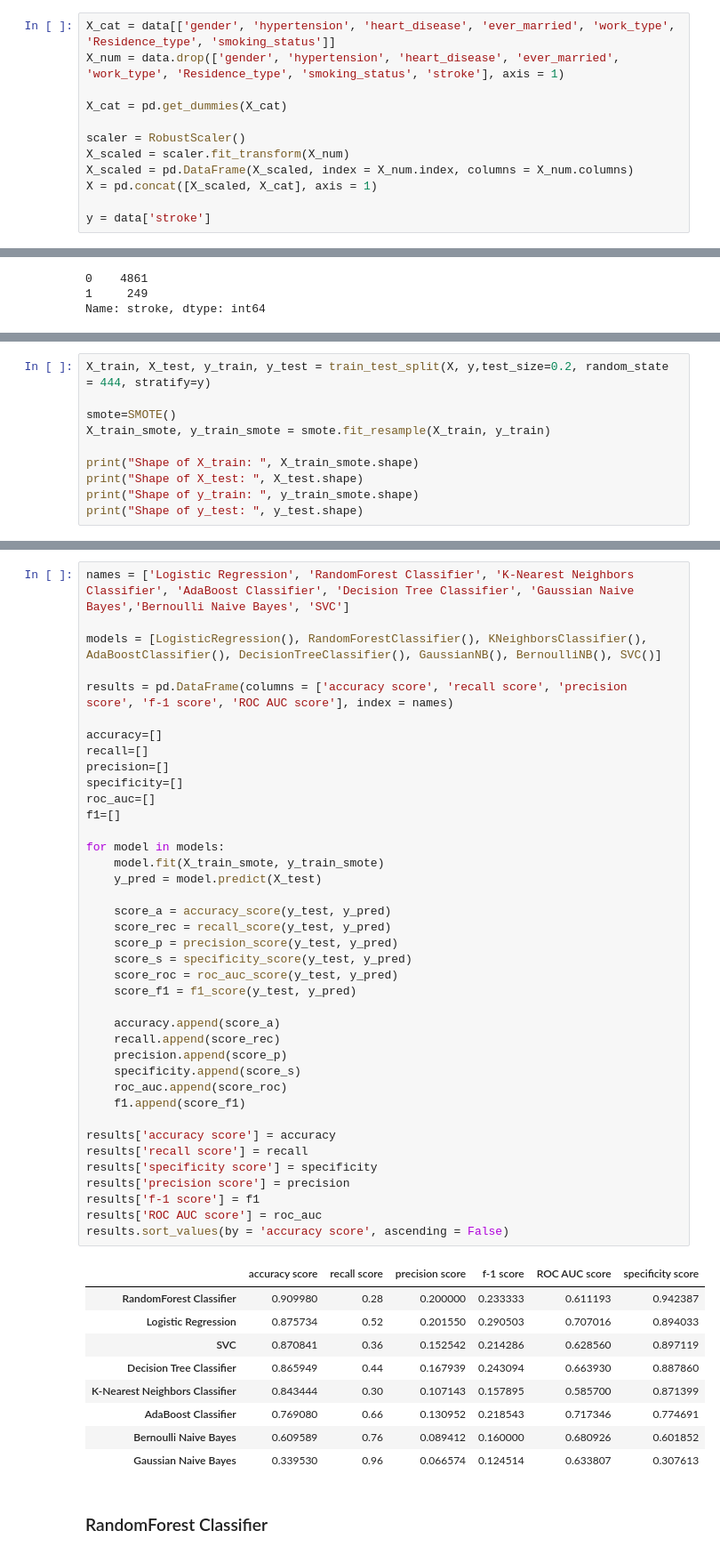
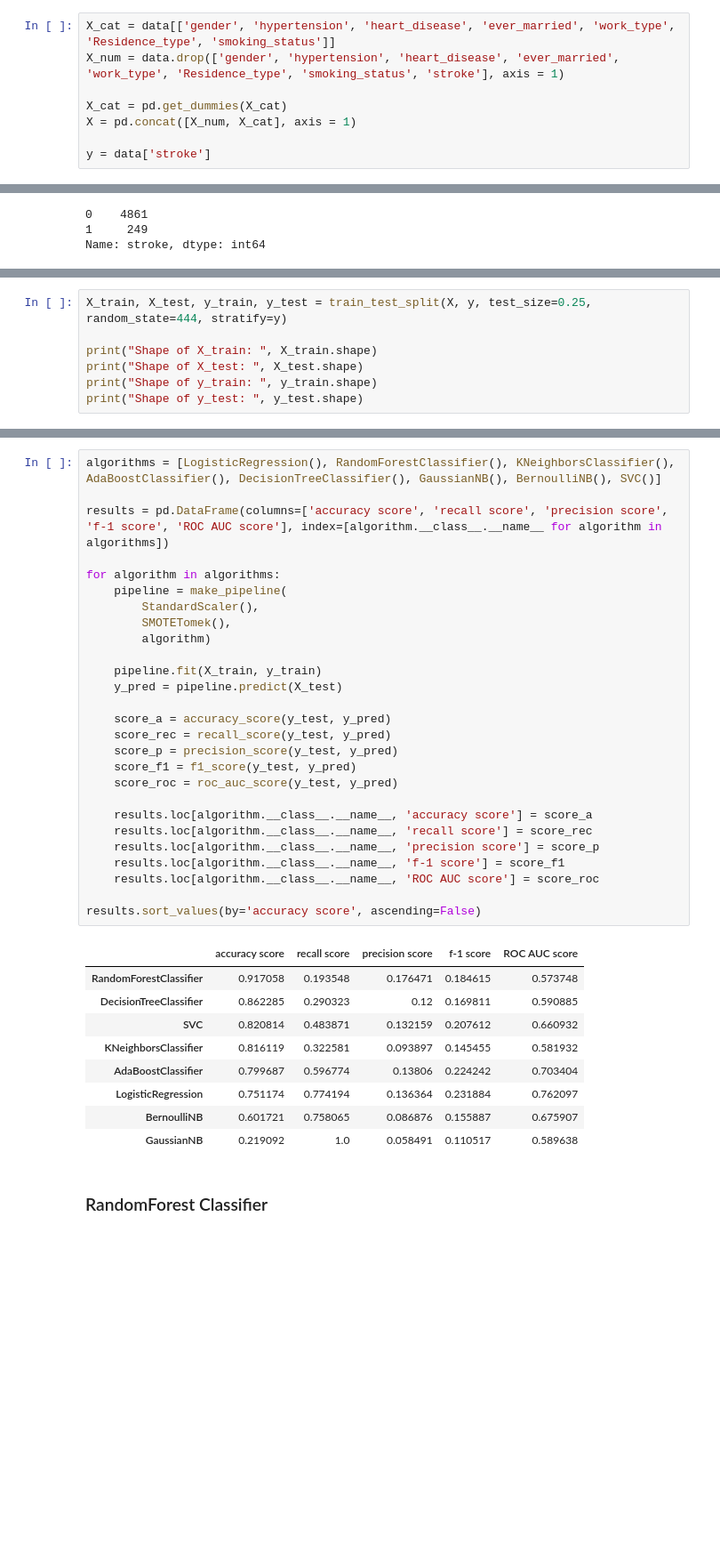
Before and after one commit to alekgralek/Stroke-EDA-and-classification, a Jupyter notebook: Stroke_analysis_prediction.ipynb, the cells around one changed output, grey strips where cells are left out. Shown at 89% size. Cells and saved outputs as stored; diff of their text form; blank space fills up the shorter version.

```diff
--- a/Stroke_analysis_prediction.ipynb
+++ b/Stroke_analysis_prediction.ipynb
@@ -262,11 +264,7 @@ X_cat = data[['gender', 'hypertension', 'heart_disease', 'ever_married', 'work_t
 X_num = data.drop(['gender', 'hypertension', 'heart_disease', 'ever_married', 'work_type', 'Residence_type', 'smoking_status', 'stroke'], axis = 1)
 
 X_cat = pd.get_dummies(X_cat)
-
-scaler = RobustScaler()
-X_scaled = scaler.fit_transform(X_num)
-X_scaled = pd.DataFrame(X_scaled, index = X_num.index, columns = X_num.columns)
-X = pd.concat([X_scaled, X_cat], axis = 1)
+X = pd.concat([X_num, X_cat], axis = 1)
 
 y = data['stroke']
 # %%
@@ -280,11 +278,8 @@ As we can see, we have imbalanced dataset so we use SMOTE to solve this problem.
 # %%
-X_train, X_test, y_train, y_test = train_test_split(X, y,test_size=0.2, random_state = 444, stratify=y)
+X_train, X_test, y_train, y_test = train_test_split(X, y, test_size=0.25, random_state=444, stratify=y)
 
-smote=SMOTE()
-X_train_smote, y_train_smote = smote.fit_resample(X_train, y_train)
-
-print("Shape of X_train: ", X_train_smote.shape)
+print("Shape of X_train: ", X_train.shape)
 print("Shape of X_test: ", X_test.shape)
-print("Shape of y_train: ", y_train_smote.shape)
+print("Shape of y_train: ", y_train.shape)
 print("Shape of y_test: ", y_test.shape)
 # %% [output]
@@ -295,52 +290,40 @@ Shape of y_test:  (1022,)
 # %%
-names = ['Logistic Regression', 'RandomForest Classifier', 'K-Nearest Neighbors Classifier', 'AdaBoost Classifier', 'Decision Tree Classifier', 'Gaussian Naive Bayes','Bernoulli Naive Bayes', 'SVC']
+algorithms = [LogisticRegression(), RandomForestClassifier(), KNeighborsClassifier(), AdaBoostClassifier(), DecisionTreeClassifier(), GaussianNB(), BernoulliNB(), SVC()]
 
-models = [LogisticRegression(), RandomForestClassifier(), KNeighborsClassifier(),  AdaBoostClassifier(), DecisionTreeClassifier(), GaussianNB(), BernoulliNB(), SVC()]
+results = pd.DataFrame(columns=['accuracy score', 'recall score', 'precision score', 'f-1 score', 'ROC AUC score'], index=[algorithm.__class__.__name__ for algorithm in algorithms])
 
-results = pd.DataFrame(columns = ['accuracy score', 'recall score', 'precision score', 'f-1 score', 'ROC AUC score'], index = names)
+for algorithm in algorithms:
+    pipeline = make_pipeline(
+        StandardScaler(),
+        SMOTETomek(),
+        algorithm)
 
-accuracy=[]
-recall=[]
-precision=[]
-specificity=[]
-roc_auc=[]
-f1=[]
-
-for model in models:
-    model.fit(X_train_smote, y_train_smote)
-    y_pred = model.predict(X_test)
+    pipeline.fit(X_train, y_train)
+    y_pred = pipeline.predict(X_test)
 
     score_a = accuracy_score(y_test, y_pred)
     score_rec = recall_score(y_test, y_pred)
     score_p = precision_score(y_test, y_pred)
-    score_s = specificity_score(y_test, y_pred)
+    score_f1 = f1_score(y_test, y_pred)
     score_roc = roc_auc_score(y_test, y_pred)
-    score_f1 = f1_score(y_test, y_pred)
 
-    accuracy.append(score_a)
-    recall.append(score_rec)
-    precision.append(score_p)
-    specificity.append(score_s)
-    roc_auc.append(score_roc)
-    f1.append(score_f1)
+    results.loc[algorithm.__class__.__name__, 'accuracy score'] = score_a
+    results.loc[algorithm.__class__.__name__, 'recall score'] = score_rec
+    results.loc[algorithm.__class__.__name__, 'precision score'] = score_p
+    results.loc[algorithm.__class__.__name__, 'f-1 score'] = score_f1
+    results.loc[algorithm.__class__.__name__, 'ROC AUC score'] = score_roc
 
-results['accuracy score'] = accuracy
-results['recall score'] = recall
-results['specificity score'] = specificity
-results['precision score'] = precision
-results['f-1 score'] = f1
-results['ROC AUC score'] = roc_auc
-results.sort_values(by = 'accuracy score', ascending = False)
+results.sort_values(by='accuracy score', ascending=False)
 # %% [output]
-|  | accuracy score | recall score | precision score | f-1 score | ROC AUC score | specificity score |
-| RandomForest Classifier | 0.909980 | 0.28 | 0.200000 | 0.233333 | 0.611193 | 0.942387 |
-| Logistic Regression | 0.875734 | 0.52 | 0.201550 | 0.290503 | 0.707016 | 0.894033 |
-| SVC | 0.870841 | 0.36 | 0.152542 | 0.214286 | 0.628560 | 0.897119 |
-| Decision Tree Classifier | 0.865949 | 0.44 | 0.167939 | 0.243094 | 0.663930 | 0.887860 |
-| K-Nearest Neighbors Classifier | 0.843444 | 0.30 | 0.107143 | 0.157895 | 0.585700 | 0.871399 |
-| AdaBoost Classifier | 0.769080 | 0.66 | 0.130952 | 0.218543 | 0.717346 | 0.774691 |
-| Bernoulli Naive Bayes | 0.609589 | 0.76 | 0.089412 | 0.160000 | 0.680926 | 0.601852 |
-| Gaussian Naive Bayes | 0.339530 | 0.96 | 0.066574 | 0.124514 | 0.633807 | 0.307613 |
+|  | accuracy score | recall score | precision score | f-1 score | ROC AUC score |
+| RandomForestClassifier | 0.917058 | 0.193548 | 0.176471 | 0.184615 | 0.573748 |
+| DecisionTreeClassifier | 0.862285 | 0.290323 | 0.12 | 0.169811 | 0.590885 |
+| SVC | 0.820814 | 0.483871 | 0.132159 | 0.207612 | 0.660932 |
+| KNeighborsClassifier | 0.816119 | 0.322581 | 0.093897 | 0.145455 | 0.581932 |
+| AdaBoostClassifier | 0.799687 | 0.596774 | 0.13806 | 0.224242 | 0.703404 |
+| LogisticRegression | 0.751174 | 0.774194 | 0.136364 | 0.231884 | 0.762097 |
+| BernoulliNB | 0.601721 | 0.758065 | 0.086876 | 0.155887 | 0.675907 |
+| GaussianNB | 0.219092 | 1.0 | 0.058491 | 0.110517 | 0.589638 |
 # %% [markdown]
 ### RandomForest Classifier
 # %% [markdown]
```
Also changed, not shown: parts of 14 cells of this notebook.
